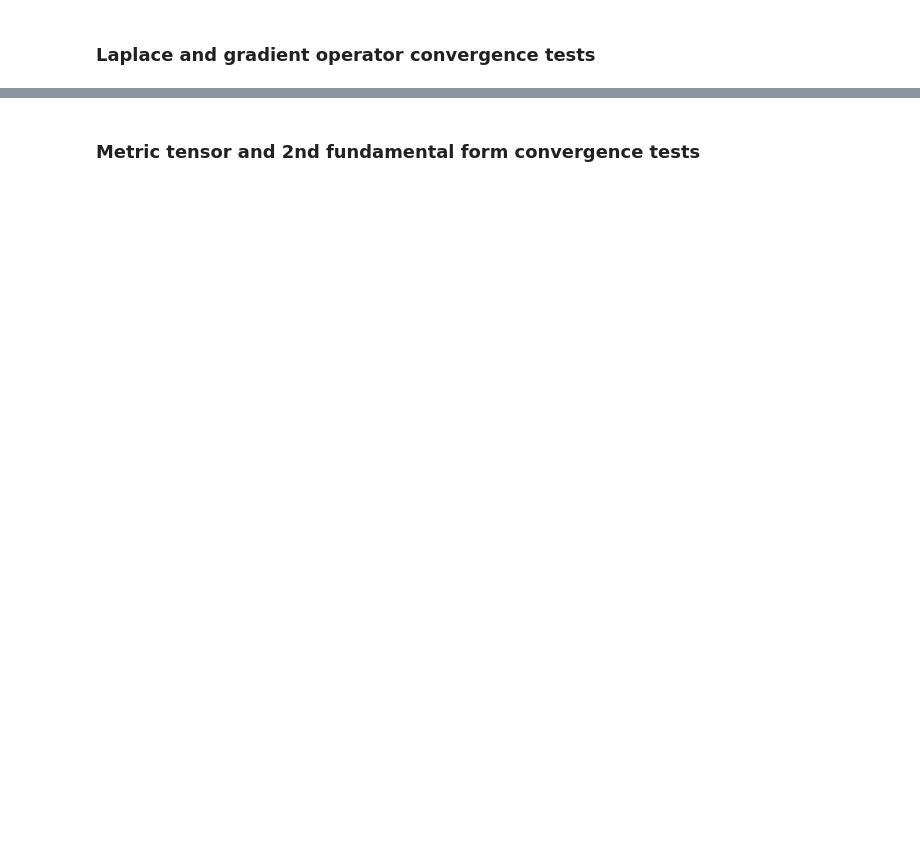
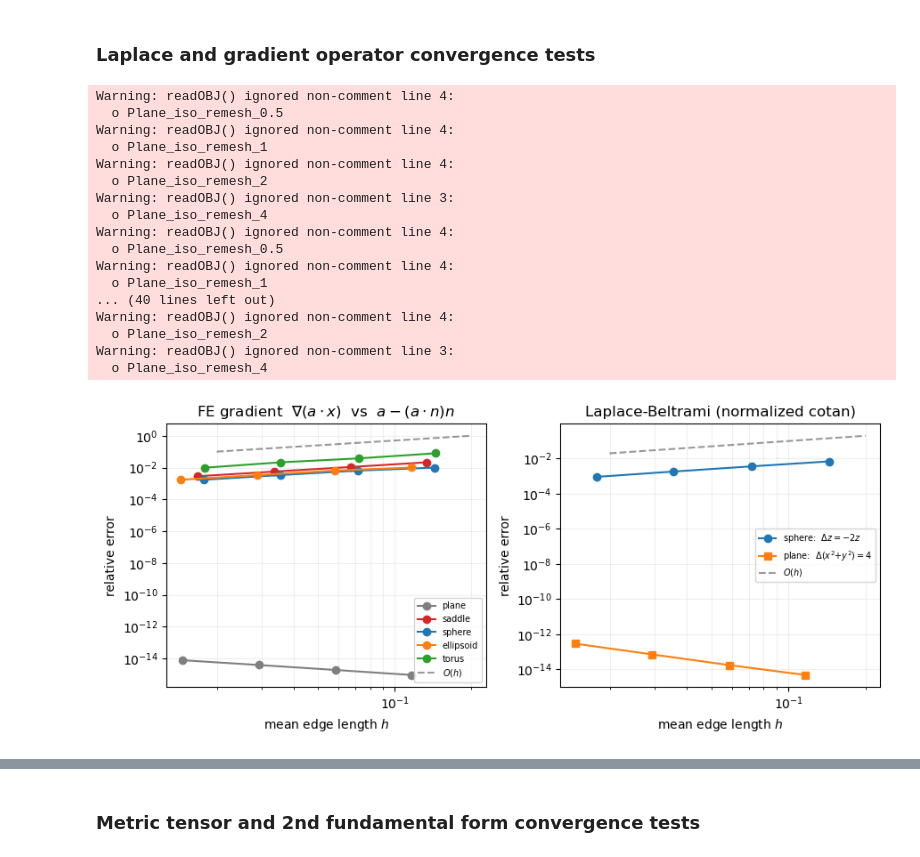
Before and after one commit to nikolas-claussen/triangulax, a Jupyter notebook: nbs/tutorials/_convergence_tests.ipynb, the cells around one changed output, grey strips where cells are left out. Drawn from its saved outputs; the diff is of its cells as text; code cells hidden in the pictures; blank space fills up the shorter version.

```diff
--- a/nbs/tutorials/_convergence_tests.ipynb
+++ b/nbs/tutorials/_convergence_tests.ipynb
@@ -108,0 +305,7 @@ plt.axis('equal')
+# %%
+# Cross-check against igl: our angle-defect Gaussian curvature matches igl's to machine precision,
+# so any non-convergence below is a property of the discretisation, not an implementation bug.
+v, hm = load_sphere(1); vn, fn = np.asarray(v), np.asarray(hm.faces).astype(np.int64)
+K_igl = igl.gaussian_curvature(vn, fn) / np.asarray(igl.massmatrix(vn, fn, igl.MASSMATRIX_TYPE_VORONOI).diagonal())
+print("sphere  max|get_gaussian_curvature - igl| =",
+      float(jnp.max(jnp.abs(geom.get_gaussian_curvature(v, hm) - K_igl))))
@@ -109,2 +359,59 @@ plt.axis('equal')
 # %% [markdown]
 ### Laplace and gradient operator convergence tests
+# %%
+fig, ax = plt.subplots(1, 2, figsize=(9, 4))
+
+# (a) FE gradient of an ambient-linear field u = a . x. Its intrinsic surface gradient is the
+#     tangential projection  grad_S u = a - (a . n) n,  evaluated with the *smooth* normal n.
+a_vec = jnp.array([1.0, 2.0, -1.0])
+for name in LOADERS:
+    hs, err = [], []
+    for res in AVAILABLE_RESOLUTIONS:
+        v, hm = LOADERS[name](res)
+        grad = linops.compute_gradient_3d(v, hm, v @ a_vec)                # (n_faces, 3), constant per face
+        centroids = v[hm.faces].mean(axis=1)
+        _, _, n = analytic_curvature(name, centroids)                      # smooth surface normal at centroid
+        grad_exact = a_vec - jnp.sum(a_vec*n, axis=1, keepdims=True)*n
+        hs.append(mean_edge_length(v, hm))
+        err.append(float(jnp.linalg.norm(grad - grad_exact) / jnp.linalg.norm(grad_exact)))
+    ax[0].loglog(hs, jnp.clip(jnp.asarray(err), 1e-16, None), 'o-', color=COLORS[name], label=name)
+hr = jnp.array([0.02, 0.2]); ax[0].loglog(hr, 0.1*(hr/hr[0]), 'k--', alpha=.4, label="$O(h)$")
+ax[0].set_title("FE gradient  $\\nabla(a\\cdot x)$  vs  $a-(a\\cdot n)n$"); ax[0].legend(fontsize=7)
+
+# (b) area-normalized cotan Laplacian = Laplace-Beltrami.
+#     sphere: Delta_S z = -2 z (unit-sphere eigenfunction, l=1);   plane: Delta(x^2+y^2) = 4.
+for label, loader, field, exact, mk in [
+        ("sphere:  $\\Delta z = -2z$", load_sphere, lambda v: v[:,2], lambda v: -2*v[:,2], 'o-'),
+        ("plane:  $\\Delta(x^2{+}y^2)=4$", load_plane, lambda v: v[:,0]**2+v[:,1]**2,
+         lambda v: jnp.full(v.shape[0], 4.0), 's-')]:
+    hs, err = [], []
+    for res in AVAILABLE_RESOLUTIONS:
+        v, hm = loader(res)
+        lap = linops.compute_cotan_laplace(v, hm, field(v), normalize=True)
+        ex = exact(v); mask = jnp.ones(v.shape[0], bool) if loader is load_sphere else ~hm.is_bdry
+        hs.append(mean_edge_length(v, hm))
+        err.append(float(jnp.linalg.norm((lap-ex)[mask]) / jnp.linalg.norm(ex[mask])))
+    ax[1].loglog(hs, jnp.clip(jnp.asarray(err), 1e-16, None), mk, label=label)
+ax[1].loglog(hr, 0.02*(hr/hr[0]), 'k--', alpha=.4, label="$O(h)$")
+ax[1].set_title("Laplace-Beltrami (normalized cotan)"); ax[1].legend(fontsize=7)
+for a_ in ax: a_.set_xlabel("mean edge length $h$"); a_.set_ylabel("relative error"); a_.grid(True, which="both", alpha=.2)
+fig.tight_layout(); plt.show()
+# %% [output]
+Warning: readOBJ() ignored non-comment line 4:
+  o Plane_iso_remesh_0.5
+Warning: readOBJ() ignored non-comment line 4:
+  o Plane_iso_remesh_1
+Warning: readOBJ() ignored non-comment line 4:
+  o Plane_iso_remesh_2
+Warning: readOBJ() ignored non-comment line 3:
+  o Plane_iso_remesh_4
+Warning: readOBJ() ignored non-comment line 4:
+  o Plane_iso_remesh_0.5
+Warning: readOBJ() ignored non-comment line 4:
+  o Plane_iso_remesh_1
+... (40 lines left out)
+Warning: readOBJ() ignored non-comment line 4:
+  o Plane_iso_remesh_2
+Warning: readOBJ() ignored non-comment line 3:
+  o Plane_iso_remesh_4
+[figure, added]
```
Also changed, not shown: parts of 24 cells of this notebook, 2 other files.
